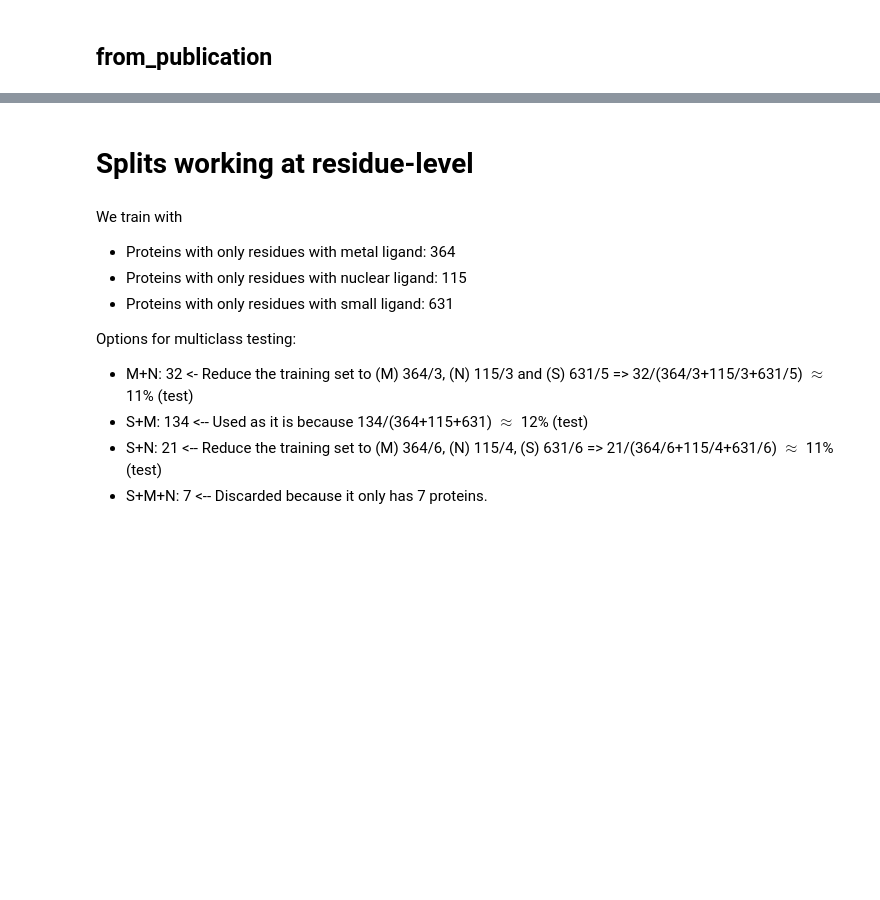
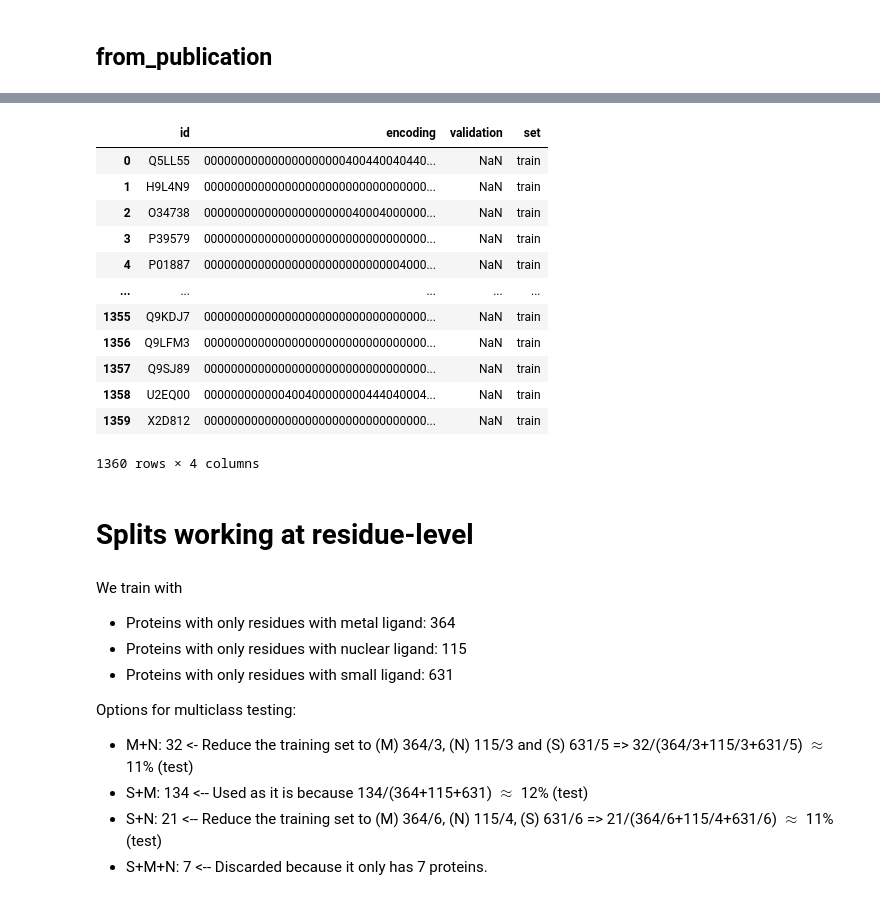
Before and after one commit to J-SNACKKB/FLIP, a Jupyter notebook: collect_splits/5_bind.ipynb, the cells around one changed output, grey strips where cells are left out. Cells and saved outputs as stored; diff of their text form; code cells hidden in the pictures; blank space fills up the shorter version.

```diff
--- a/collect_splits/5_bind.ipynb
+++ b/collect_splits/5_bind.ipynb
@@ -441,0 +474,16 @@ from_publication.to_csv(split_path / 'splits' / 'from_publication.csv', index =
+# %%
+from_publication
+# %% [output]
+|  | id | encoding | validation | set |
+| 0 | Q5LL55 | 000000000000000000000400440040440... | NaN | train |
+| 1 | H9L4N9 | 000000000000000000000000000000000... | NaN | train |
+| 2 | O34738 | 000000000000000000000040004000000... | NaN | train |
+| 3 | P39579 | 000000000000000000000000000000000... | NaN | train |
+| 4 | P01887 | 000000000000000000000000000004000... | NaN | train |
+| ... | ... | ... | ... | ... |
+| 1355 | Q9KDJ7 | 000000000000000000000000000000000... | NaN | train |
+| 1356 | Q9LFM3 | 000000000000000000000000000000000... | NaN | train |
+| 1357 | Q9SJ89 | 000000000000000000000000000000000... | NaN | train |
+| 1358 | U2EQ00 | 000000000000400400000000444040004... | NaN | train |
+| 1359 | X2D812 | 000000000000000000000000000000000... | NaN | train |
+1360 rows × 4 columns
```
Also changed, not shown: parts of 24 cells of this notebook, 1 other file.
